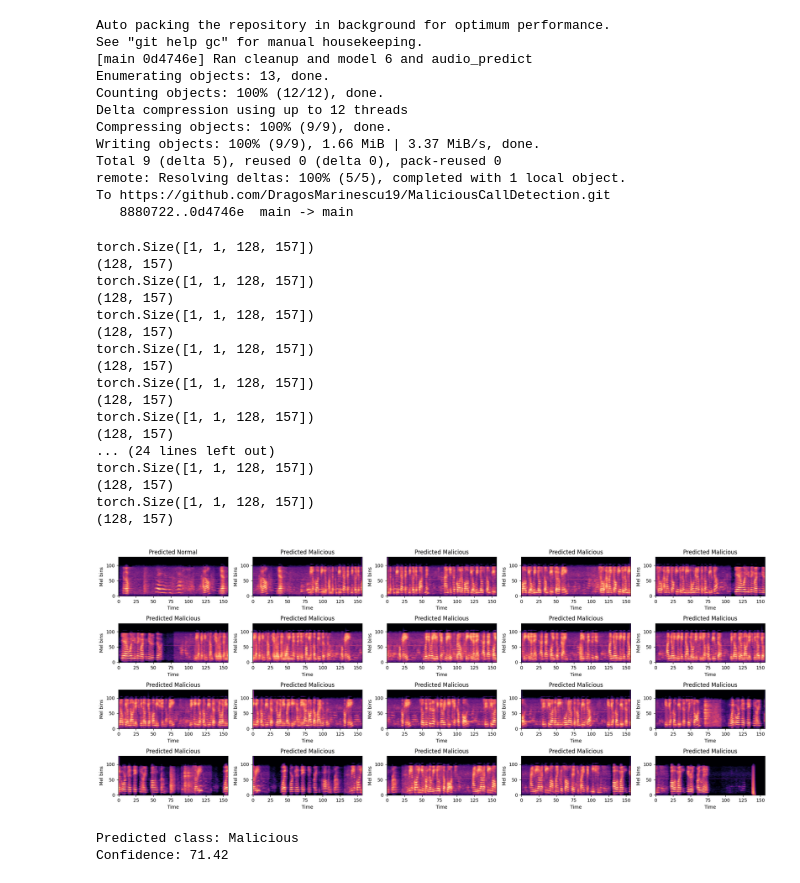
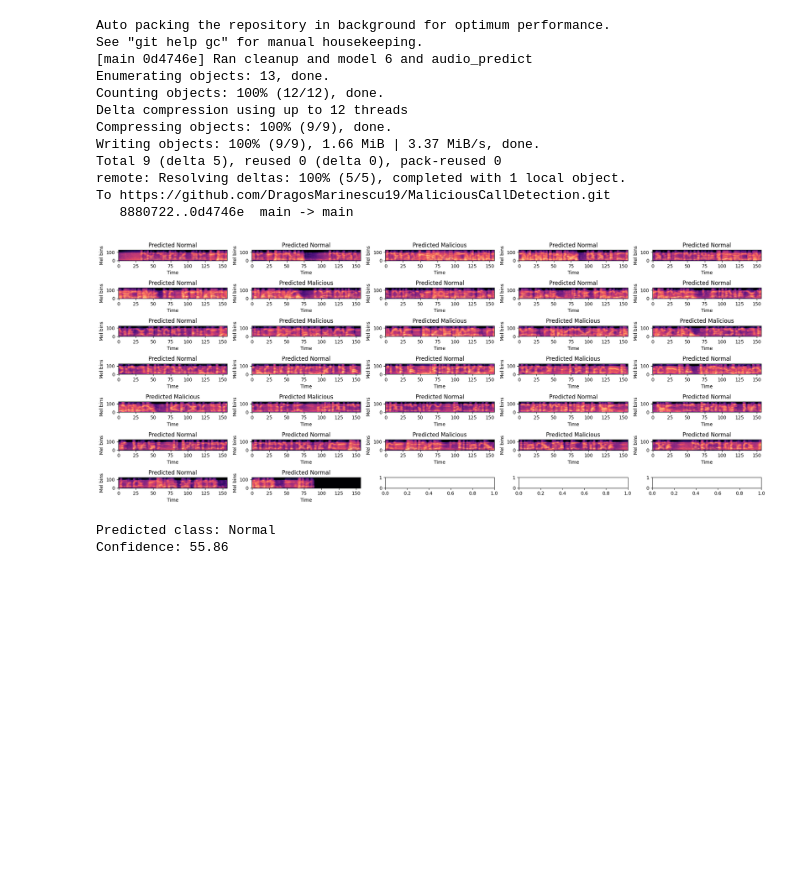
Before and after one commit to DragosMarinescu19/MaliciousCallDetection, a Jupyter notebook: Spectrograms.ipynb, the cells around one changed output. Saved outputs shown, nothing was run; the diff lists cells and outputs as text; code cells hidden in the pictures; blank space fills up the shorter version.

Commit message:
Added new label logic in predict_audio

```diff
--- a/Spectrograms.ipynb
+++ b/Spectrograms.ipynb
@@ -670,8 +706,10 @@ def train_model(path: str,
   run.finish()
 # %%
 import math
-def predict_audio(model_path,file_path,device,sr=16000, n_mels=128,window_size=5.0,min_overlap=1.5):
-  model = CNN()
+def predict_audio(model_path,file_path,device,model_number,sr=16000, n_mels=128,window_size=5.0,min_overlap=1.5):
+  if model_number<6:
+    model=OldCNN()
+  else: model = CNN()
   model.load_state_dict(torch.load(model_path, map_location=device))
   model.to(device)
   model.eval()
@@ -722,7 +760,6 @@ def predict_audio(model_path,file_path,device,sr=16000, n_mels=128,window_size=5
     total_probs=[]
     for idx,x in enumerate(spectrograms):
       x=x.to(device)
-      print(x.shape)
       pred = model(x)
       prob=torch.softmax(pred,dim=1) #tensor([[0.31, 0.69]])
       total_probs.append(prob.cpu().numpy()[0]) # array([0.31, 0.69], dtype=float32)
@@ -730,7 +767,6 @@ def predict_audio(model_path,file_path,device,sr=16000, n_mels=128,window_size=5
       predicted += label  # 0 = normal, 1 = malicious
 
       mel = x.squeeze(0).squeeze(0).cpu().numpy()   # (128,157)
-      print(mel.shape)
       axes[idx].imshow(
           mel,
           origin='lower',
@@ -756,36 +792,20 @@ def predict_audio(model_path,file_path,device,sr=16000, n_mels=128,window_size=5
 # %%
 #import sounddevice as sd for audio recording
 from scipy.io.wavfile import write
 import os
 import librosa
 import torch
 import numpy as np
 import torch
 
 device = torch.device("cuda" if torch.cuda.is_available() else "cpu")
 model_path="/content/drive/MyDrive/MaliciousCallDetection/models/malicious_call_detector_v6_best.pt"
-file_path = "/content/drive/MyDrive/MaliciousCallDetection/records/Microsoft Support Call Scam Audio Recording [Spr6FIslC-8].wav"
+file_path = "/content/drive/MyDrive/MaliciousCallDetection/records/Sales Call example 1 [4ostqJD3Psc].wav"
 
-predict_audio(model_path,file_path,device)
+model_number=int(model_path.split("_v")[1].split("_best")[0])
+predict_audio(model_path,file_path,device,model_number)
 # %% [output]
+[figure, new version]
-torch.Size([1, 1, 128, 157])
-(128, 157)
-torch.Size([1, 1, 128, 157])
-(128, 157)
-torch.Size([1, 1, 128, 157])
-(128, 157)
-torch.Size([1, 1, 128, 157])
-(128, 157)
-torch.Size([1, 1, 128, 157])
-(128, 157)
-torch.Size([1, 1, 128, 157])
-(128, 157)
-... (24 lines left out)
-torch.Size([1, 1, 128, 157])
-(128, 157)
-torch.Size([1, 1, 128, 157])
-(128, 157)
+Predicted class: Normal
+Confidence: 55.86
-[figure, old version]
-Predicted class: Malicious
-Confidence: 71.42
 # %%
```
Also changed, not shown: parts of 3 cells of this notebook.
